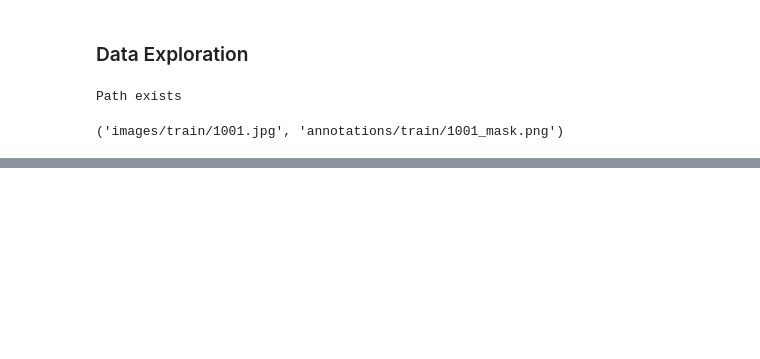
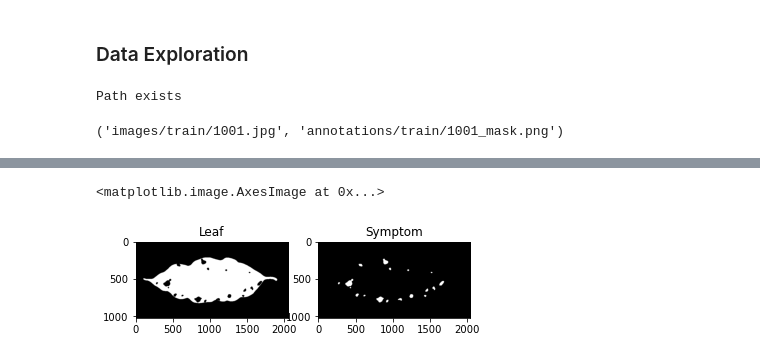
Before and after one commit to FrexG/Coffee-Semantic-Segmentation, a Jupyter notebook: notebooks/1.0-explore-data.ipynb, the cells around one changed output, grey strips where cells are left out. Cells and saved outputs as stored; diff of their text form; code cells hidden in the pictures; blank space fills up the shorter version.

Commit message:
separate masks - EDA

```diff
--- a/notebooks/1.0-explore-data.ipynb
+++ b/notebooks/1.0-explore-data.ipynb
@@ -32,3 +32,9 @@ training_images[0],training_annotations[0]
 # test if the file names match in the order they exist
 if all([image.split('.')[0] == training_annotations[i].split('_')[0] for i,image in enumerate(training_images)]):
     print("All images match")
+# %%
+# Read the annotation data
+import json
+with open('../data/external/annotations-info.json') as f:
+    annotation_info = json.load(f)
+annotation_info
@@ -56,0 +63,17 @@ plt.imshow(sample_annotation)
+# %%
+# separate the masks for a sample image
+leaf = cv.inRange(sample_annotation,np.array(annotation_info["background"]),np.array(annotation_info["symptom"]))
+# inverse
+leaf = cv.bitwise_not(leaf)
+symptom = cv.inRange(sample_annotation,np.array(annotation_info["background"]),np.array(annotation_info["leaf"]))
+symptom = cv.bitwise_not(symptom)
+# %%
+plt.subplot(1,2,1)
+plt.imshow(leaf,"gray")
+plt.title("Leaf")
+plt.subplot(1,2,2)
+plt.title("Symptom")
+plt.imshow(symptom,"gray")
+# %% [output]
+<matplotlib.image.AxesImage at 0x...>
+[figure, added]
```
Also changed, not shown: parts of 3 cells of this notebook, 1 other file.
